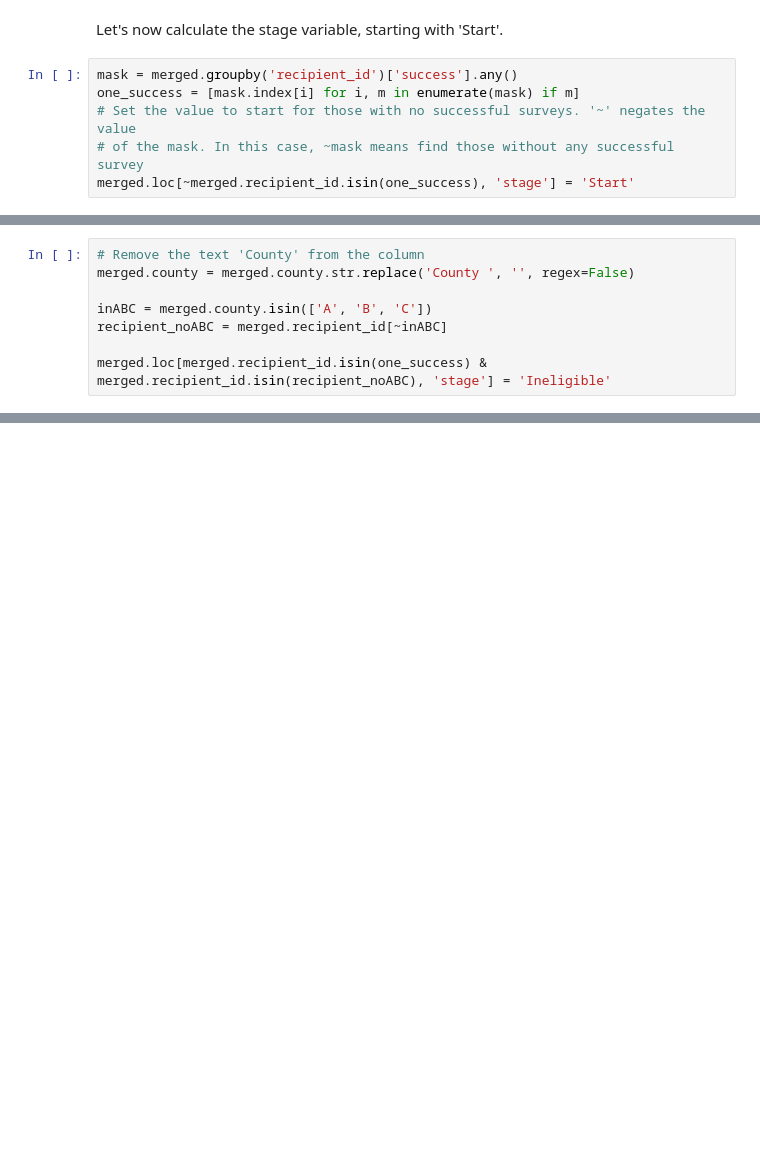
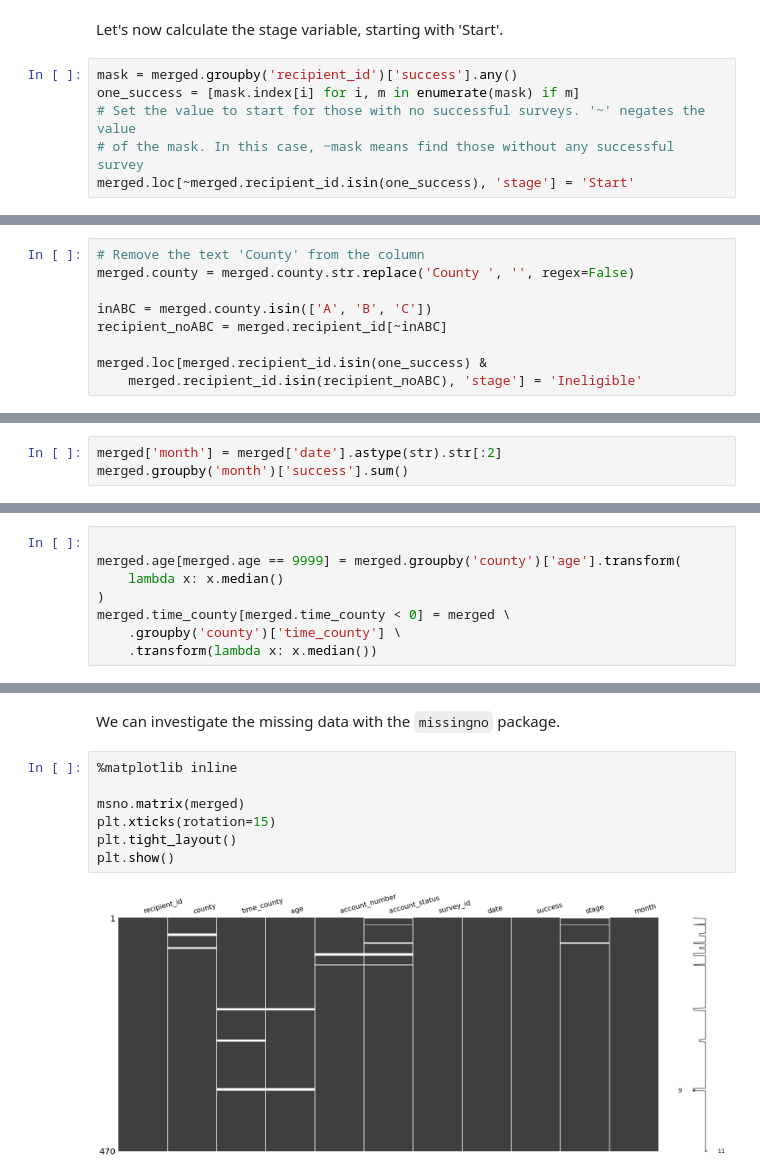
Before and after one commit to dcjohnson24/give-directly-interview, a Jupyter notebook: give-directly-assessment.ipynb, the cells around one changed output, grey strips where cells are left out. Drawn from its saved outputs; the diff is of its cells as text; blank space fills up the shorter version.

```diff
--- a/give-directly-assessment.ipynb
+++ b/give-directly-assessment.ipynb
@@ -61,4 +111,5 @@ merged.county = merged.county.str.replace('County ', '', regex=False)
 inABC = merged.county.isin(['A', 'B', 'C'])
 recipient_noABC = merged.recipient_id[~inABC]
 
-merged.loc[merged.recipient_id.isin(one_success) & merged.recipient_id.isin(recipient_noABC), 'stage'] = 'Ineligible'
+merged.loc[merged.recipient_id.isin(one_success) &
+    merged.recipient_id.isin(recipient_noABC), 'stage'] = 'Ineligible'
@@ -64,0 +164,3 @@ merged.loc[merged.recipient_id.isin(one_success) & merged.recipient_id.isin(reci
+# %%
+merged['month'] = merged['date'].astype(str).str[:2]
+merged.groupby('month')['success'].sum()
@@ -64,0 +193,8 @@ merged.loc[merged.recipient_id.isin(one_success) & merged.recipient_id.isin(reci
+# %%
+
+merged.age[merged.age == 9999] = merged.groupby('county')['age'].transform(
+    lambda x: x.median()
+)
+merged.time_county[merged.time_county < 0] = merged \
+    .groupby('county')['time_county'] \
+    .transform(lambda x: x.median())
@@ -64,0 +235,11 @@ merged.loc[merged.recipient_id.isin(one_success) & merged.recipient_id.isin(reci
+# %% [markdown]
+We can investigate the missing data with the `missingno` package.
+# %%
+%matplotlib inline
+
+msno.matrix(merged)
+plt.xticks(rotation=15)
+plt.tight_layout()
+plt.show()
+# %% [output]
+[figure, added]
```
Also changed, not shown: parts of 75 cells of this notebook, 2 other files.
